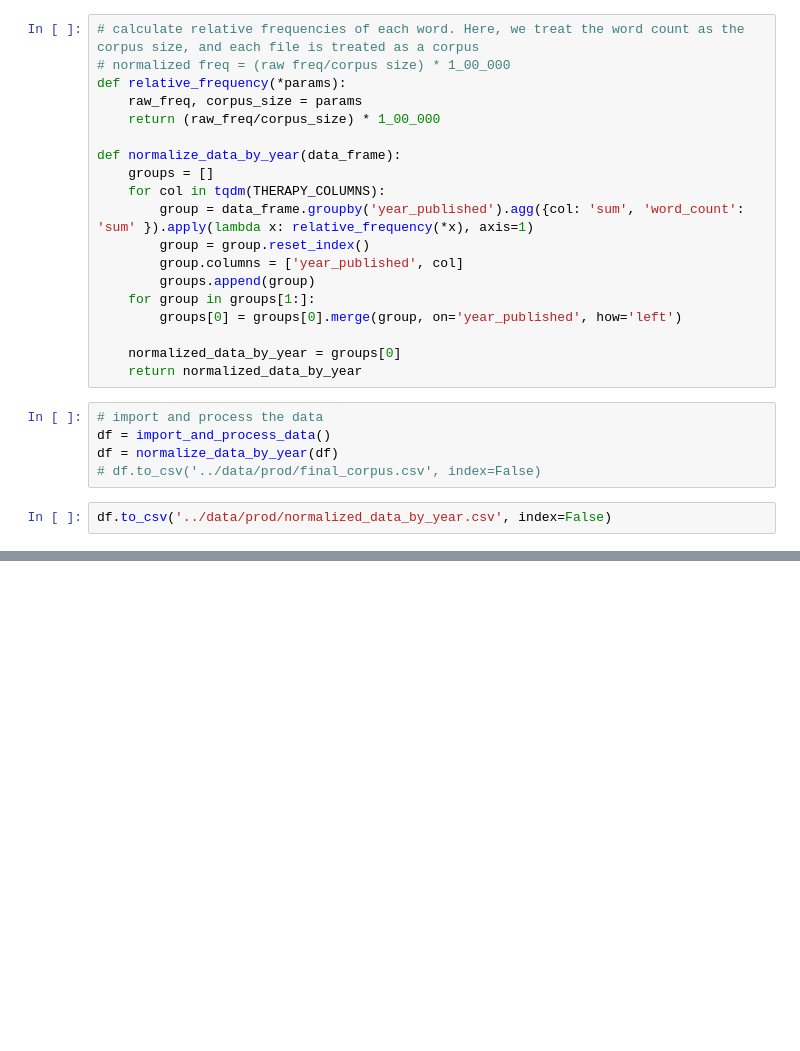
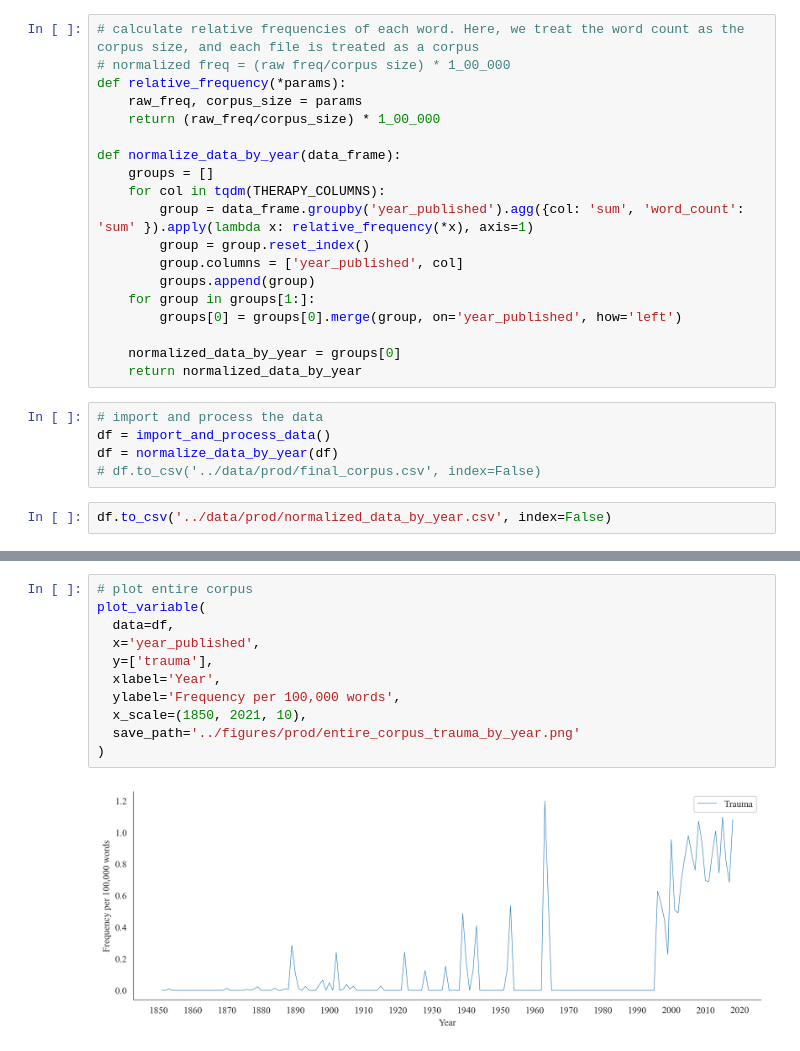
Before and after one commit to collinsnji/LinguineLabs, a Jupyter notebook: notebooks/inital_eda.ipynb, the cells around one changed output, grey strips where cells are left out. Drawn from its saved outputs; the diff is of its cells as text; blank space fills up the shorter version.

```diff
--- a/notebooks/inital_eda.ipynb
+++ b/notebooks/inital_eda.ipynb
@@ -111,0 +126,13 @@ plot_variable(
+# %%
+# plot entire corpus
+plot_variable(
+  data=df,
+  x='year_published',
+  y=['trauma'],
+  xlabel='Year',
+  ylabel='Frequency per 100,000 words',
+  x_scale=(1850, 2021, 10),
+  save_path='../figures/prod/entire_corpus_trauma_by_year.png'
+)
+# %% [output]
+[figure, added]
```
Also changed, not shown: parts of 4 cells of this notebook, 6 other files.
